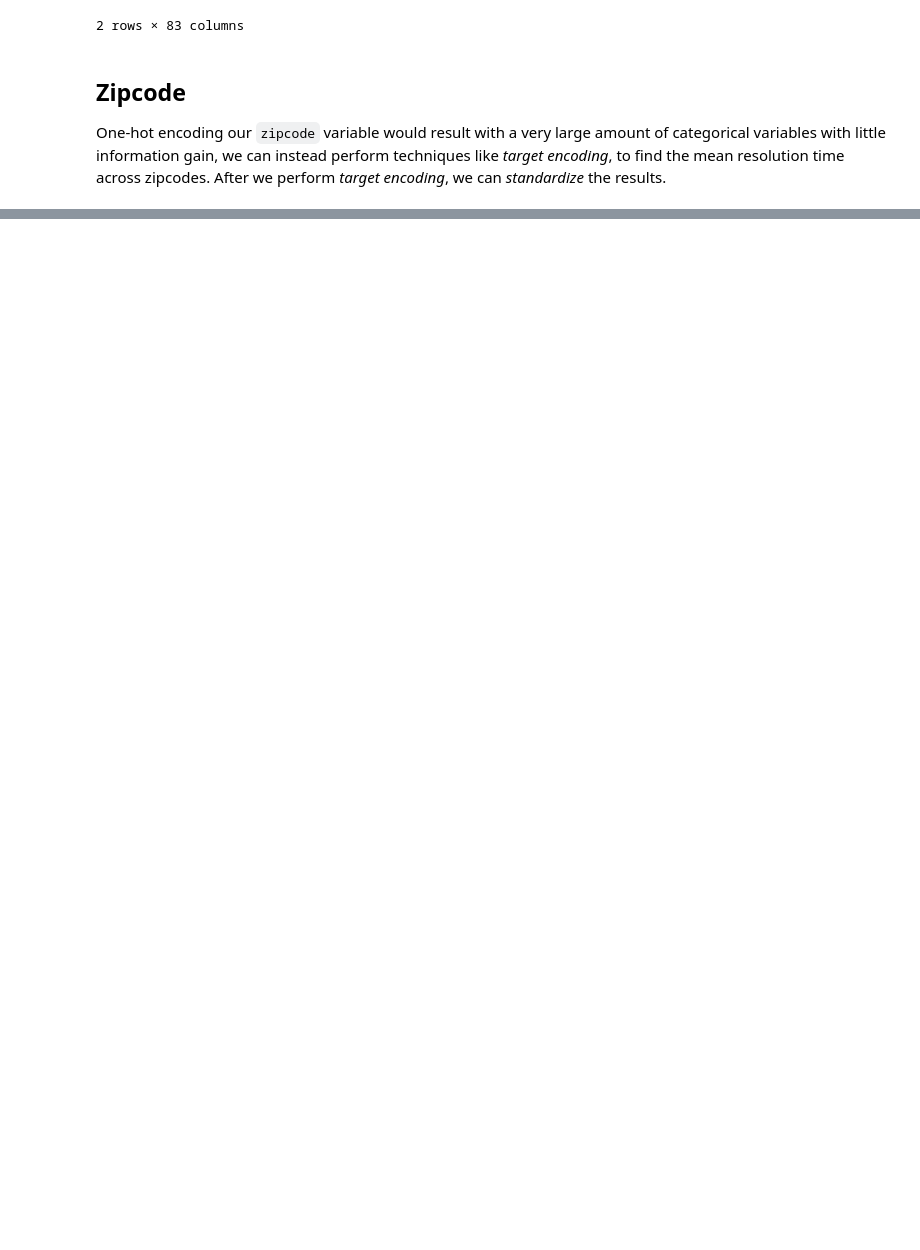
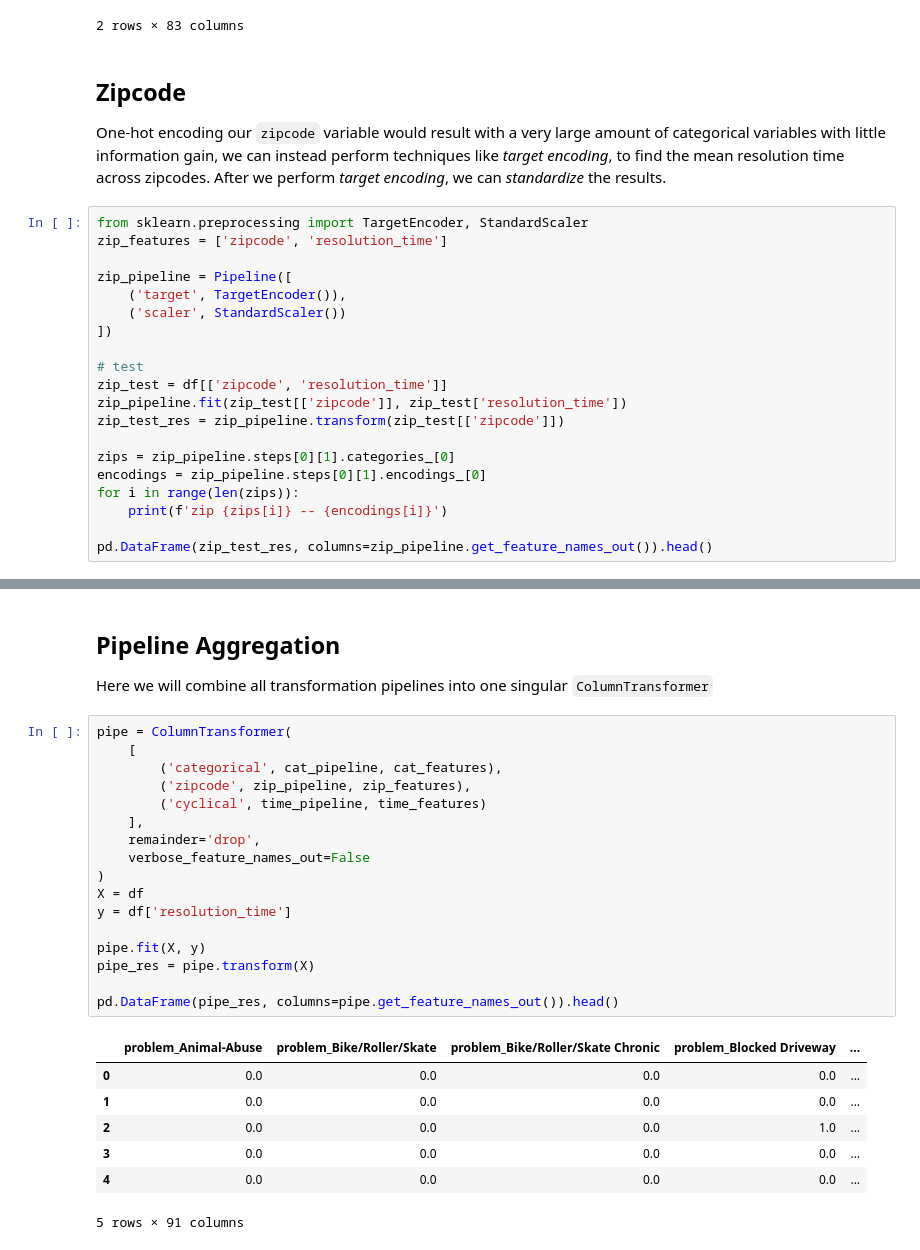
Before and after one commit to luisjaco/nyc-311, a Jupyter notebook: notebooks/preprocessing.ipynb, the cells around one changed output, grey strips where cells are left out. Drawn from its saved outputs; the diff is of its cells as text; blank space fills up the shorter version.

```diff
--- a/notebooks/preprocessing.ipynb
+++ b/notebooks/preprocessing.ipynb
@@ -166,3 +172,23 @@ One-hot encoding our `zipcode` variable would result with a very large amount of
 with little information gain, we can instead perform techniques like *target encoding*, to find the
 mean resolution time across zipcodes. After we perform *target encoding*, we can *standardize* the
 results.
+# %%
+from sklearn.preprocessing import TargetEncoder, StandardScaler
+zip_features = ['zipcode', 'resolution_time']
+
+zip_pipeline = Pipeline([
+    ('target', TargetEncoder()),
+    ('scaler', StandardScaler())
+])
+
+# test
+zip_test = df[['zipcode', 'resolution_time']]
+zip_pipeline.fit(zip_test[['zipcode']], zip_test['resolution_time'])
+zip_test_res = zip_pipeline.transform(zip_test[['zipcode']])
+
+zips = zip_pipeline.steps[0][1].categories_[0]
+encodings = zip_pipeline.steps[0][1].encodings_[0]
+for i in range(len(zips)):
+    print(f'zip {zips[i]} -- {encodings[i]}')
+
+pd.DataFrame(zip_test_res, columns=zip_pipeline.get_feature_names_out()).head()
@@ -168,0 +323,28 @@ results.
+# %% [markdown]
+## Pipeline Aggregation
+Here we will combine all transformation pipelines into one singular `ColumnTransformer`
+# %%
+pipe = ColumnTransformer(
+    [
+        ('categorical', cat_pipeline, cat_features),
+        ('zipcode', zip_pipeline, zip_features),
+        ('cyclical', time_pipeline, time_features)
+    ],
+    remainder='drop',
+    verbose_feature_names_out=False
+)
+X = df
+y = df['resolution_time']
+
+pipe.fit(X, y)
+pipe_res = pipe.transform(X)
+
+pd.DataFrame(pipe_res, columns=pipe.get_feature_names_out()).head()
+# %% [output]
+|  | problem_Animal-Abuse | problem_Bike/Roller/Skate | problem_Bike/Roller/Skate Chronic | problem_Blocked Driveway | ... |
+| 0 | 0.0 | 0.0 | 0.0 | 0.0 | ... |
+| 1 | 0.0 | 0.0 | 0.0 | 0.0 | ... |
+| 2 | 0.0 | 0.0 | 0.0 | 1.0 | ... |
+| 3 | 0.0 | 0.0 | 0.0 | 0.0 | ... |
+| 4 | 0.0 | 0.0 | 0.0 | 0.0 | ... |
+5 rows × 91 columns
```
Also changed, not shown: parts of 11 cells of this notebook, 4 other files.
